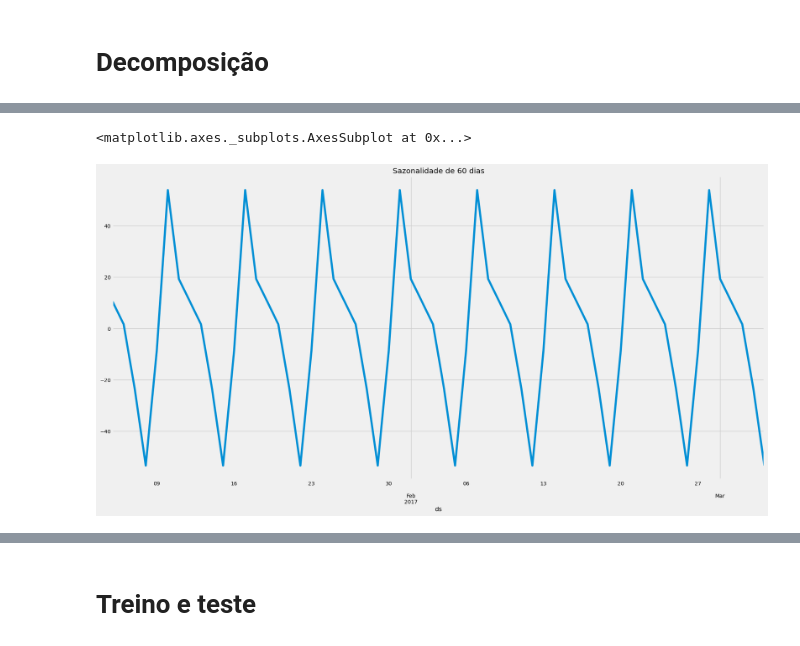
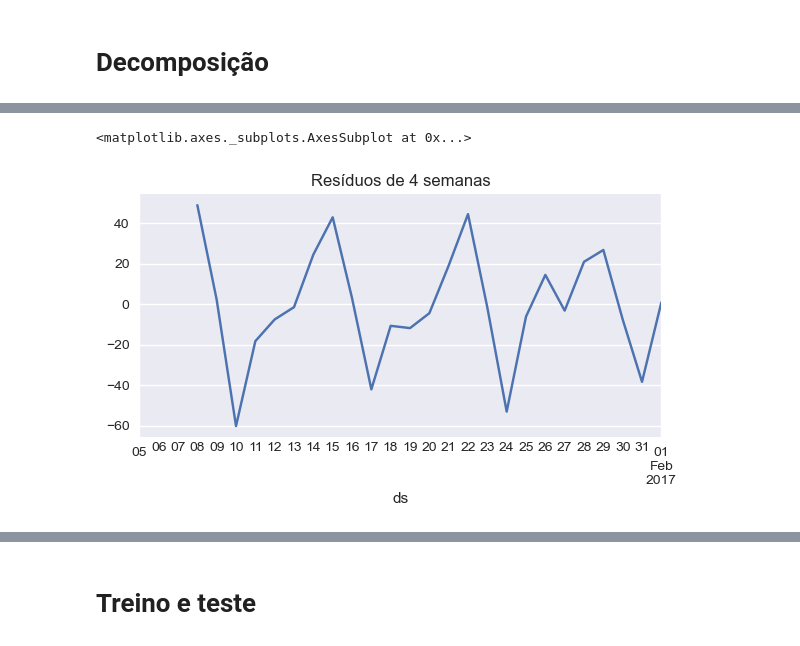
Before and after one commit to Padawanh/ForecastSales, a Jupyter notebook: notebooks/Forecast_de_Vendas_MLFlow.ipynb, the cells around one changed output, grey strips where cells are left out. Cells and saved outputs as stored; diff of their text form; code cells hidden in the pictures.

```diff
--- a/notebooks/Forecast_de_Vendas_MLFlow.ipynb
+++ b/notebooks/Forecast_de_Vendas_MLFlow.ipynb
@@ -165,0 +182,3 @@ px.line(orders_daily,
+# %%
+orders_daily = orders_daily.loc[:'2018-08-25']
+orders_daily
@@ -194,7 +231,8 @@ Week_x_Month.index = ['Seg','Ter','Qua','Qui','Sex','Sab','Dom']
 
 
 ############################# Grágicos #################################################
-plt.style.use('fivethirtyeight')
+# plt.style.use('fivethirtyeight')
+plt.style.use('seaborn')
 plt.rcParams.update({'font.size': 10})
 
 fig, axs = plt.subplots(5,figsize=(20, 25))
@@ -409,0 +340,18 @@ import itertools
+# %%
+plt.style.use('seaborn')
+fig, axs = plt.subplots(1,figsize=(20, 5))
+
+sns.lineplot(data=orders_daily,ax=axs,legend=False,color='green')
+sns.scatterplot(y=orders_daily[orders_daily['Qt_Pedidos']>600]["Qt_Pedidos"],
+                x=orders_daily[orders_daily['Qt_Pedidos']>600]["Qt_Pedidos"].index,
+                ax=axs,
+                color="red",
+                # size=500,
+                legend=False)
+
+axs.set_title('Quantidade de Pedidos por dia')
+axs.set_xlabel('Data')
+axs.set_ylabel('Quantidade de Pedidos')
+# axs.text(x=orders_daily.loc['2017-11-24'].index.values,y=orders_daily.loc['2017-11-24'],s="Texto")
+fig.show()
+orders_daily[orders_daily['Qt_Pedidos']>600]
@@ -483,0 +442,5 @@ plt.show()
+# %%
+plt.title('Sazonalidade de 4 semanas')
+rcParams['figure.figsize'] = 6,3
+# fig, axs = plt.subplots(1,figsize=(20, 5))
+decomposition.seasonal[:28].plot()
@@ -484,7 +450,7 @@ plt.show()
 # %%
-plt.title('Sazonalidade de 60 dias')
-rcParams['figure.figsize'] = 10,3
-decomposition.seasonal[:60].plot()
+plt.title('Resíduos de 4 semanas')
+rcParams['figure.figsize'] = 7,3
+decomposition.resid[:28].plot()
 # %% [output]
 <matplotlib.axes._subplots.AxesSubplot at 0x...>
-[figure, old version]
+[figure, new version]
```
Also changed, not shown: parts of 67 cells of this notebook.
